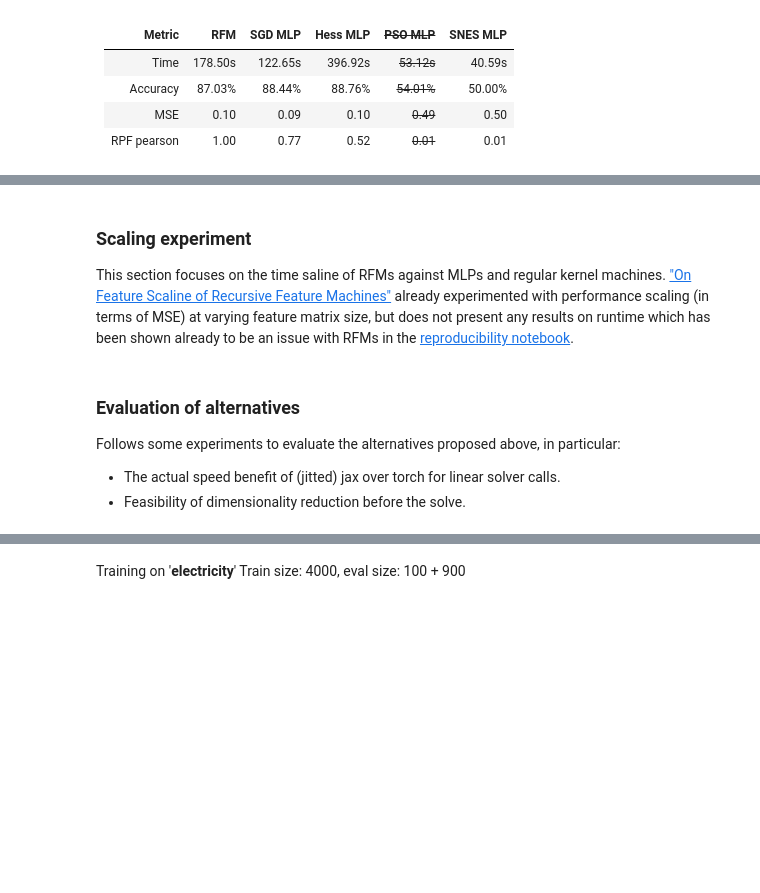
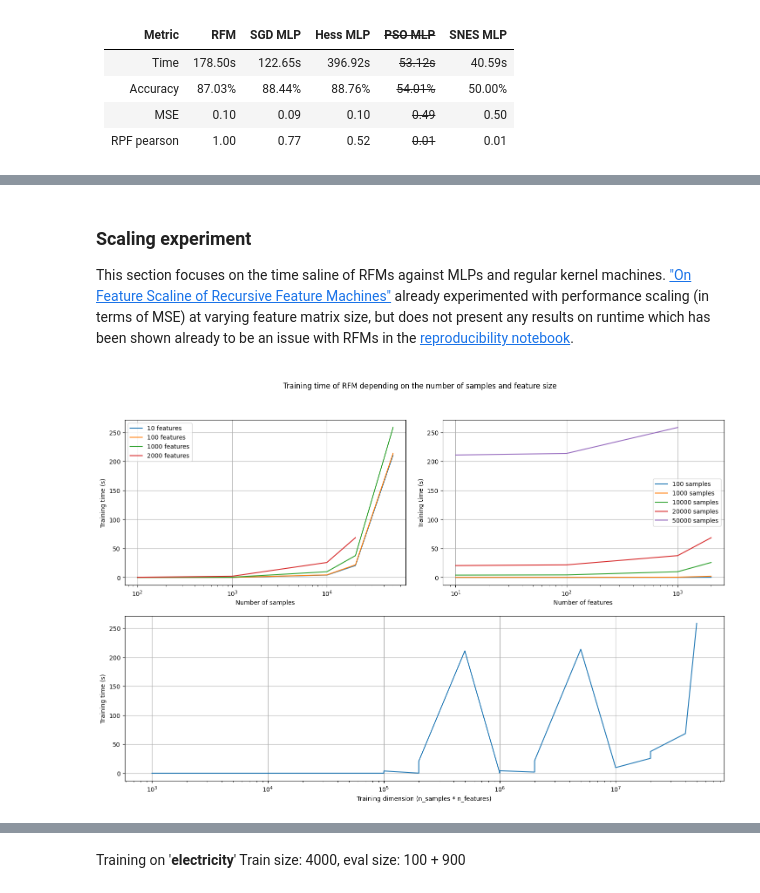
Before and after one commit to gerkone/recursive_feature_machines_praktikum, a Jupyter notebook: praktikum/extension.ipynb, the cells around one changed output, grey strips where cells are left out. Saved outputs shown, nothing was run; the diff lists cells and outputs as text; code cells hidden in the pictures; blank space fills up the shorter version.

```diff
--- a/praktikum/extension.ipynb
+++ b/praktikum/extension.ipynb
@@ -562,3 +558,5 @@ Alternatives:
 # %% [markdown]
 ### Scaling experiment
 This section focuses on the time saline of RFMs against MLPs and regular kernel machines. ["On Feature Scaline of Recursive Feature Machines"](https://arxiv.org/pdf/2303.15745.pdf) already experimented with performance scaling (in terms of MSE) at varying feature matrix size, but does not present any results on runtime which has been shown already to be an issue with RFMs in the [reproducibility notebook](reproduction.ipynb).
+
+<a id='sec31'></a>
@@ -567,5 +562,0 @@ This section focuses on the time saline of RFMs against MLPs and regular kernel
-# %% [markdown]
-### Evaluation of alternatives
-Follows some experiments to evaluate the alternatives proposed above, in particular:
-- The actual speed benefit of (jitted) jax over torch for linear solver calls.
-- Feasibility of dimensionality reduction before the solve.
@@ -575,0 +563,60 @@ Follows some experiments to evaluate the alternatives proposed above, in particu
+# %%
+N_SAMPLES = [100, 1000, 10000, 20000, 50000]
+N_FEATURES = [10, 100, 1000, 2000]
+
+rfm_times = {}
+
+for s in N_SAMPLES:
+    for n in N_FEATURES:
+        train_dataset = (np.random.rand(s, n), np.random.rand(s, 1))
+        test_dataset = (np.random.rand(1, n), np.random.rand(1, 1))
+
+        start = time.perf_counter_ns()
+        rfm.train(train_dataset, test_dataset, iters=1)
+        # timeout at 5 minutes
+        if (time.perf_counter_ns() - start) / 1e9 > 300.0:
+            break
+        rfm_times[(s, n)] = (time.perf_counter_ns() - start) / 1e9
+
+fig, ax = plt.subplot_mosaic("AB;CC", figsize=(15, 10))
+
+fig.suptitle("Training time of RFM depending on the number of samples and feature size")
+fig.tight_layout(pad=3.0)
+
+for n in N_FEATURES:
+    ax["A"].plot(
+        [s for s in N_SAMPLES if (s, n) in rfm_times],
+        [rfm_times[(s, n)] for s in N_SAMPLES if (s, n) in rfm_times],
+        label=f"{n} features",
+    )
+ax["A"].set_xlabel("Number of samples")
+ax["A"].set_ylabel("Training time (s)")
+ax["A"].legend()
+ax["A"].set_xscale("log")
+ax["A"].grid()
+
+
+for s in N_SAMPLES:
+    ax["B"].plot(
+        [n for n in N_FEATURES if (s, n) in rfm_times],
+        [rfm_times[(s, n)] for n in N_FEATURES if (s, n) in rfm_times],
+        label=f"{s} samples",
+    )
+ax["B"].set_xlabel("Number of features")
+ax["B"].set_ylabel("Training time (s)")
+ax["B"].legend()
+ax["B"].set_xscale("log")
+ax["B"].grid()
+
+vals = [
+    rfm_times[(s, n)] for s, n in sorted(rfm_times.keys(), key=lambda x: x[0] * x[1])
+]
+ax["C"].plot(sorted([s * n for s, n in rfm_times.keys()]), vals)
+ax["C"].set_xlabel("Training dimension (n_samples * n_features)")
+ax["C"].set_ylabel("Training time (s)")
+ax["C"].set_xscale("log")
+ax["C"].grid()
+
+plt.show()
+# %% [output]
+[figure, added]
```
Also changed, not shown: parts of 19 cells of this notebook, 4 other files.
